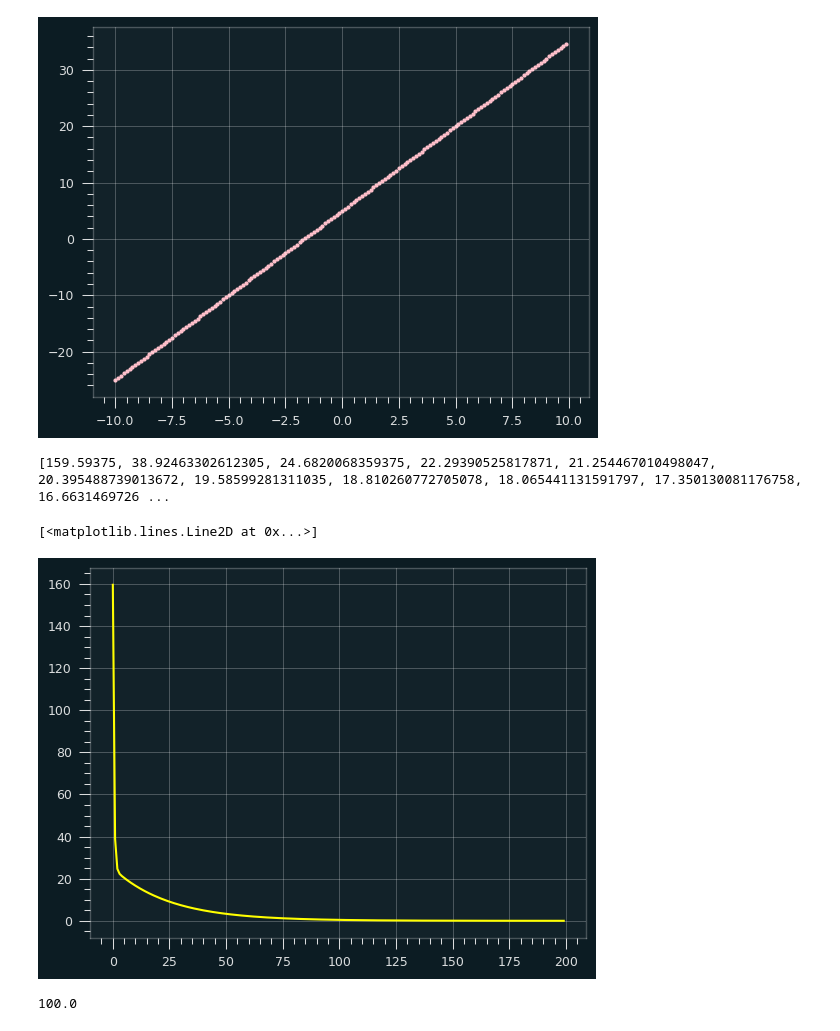
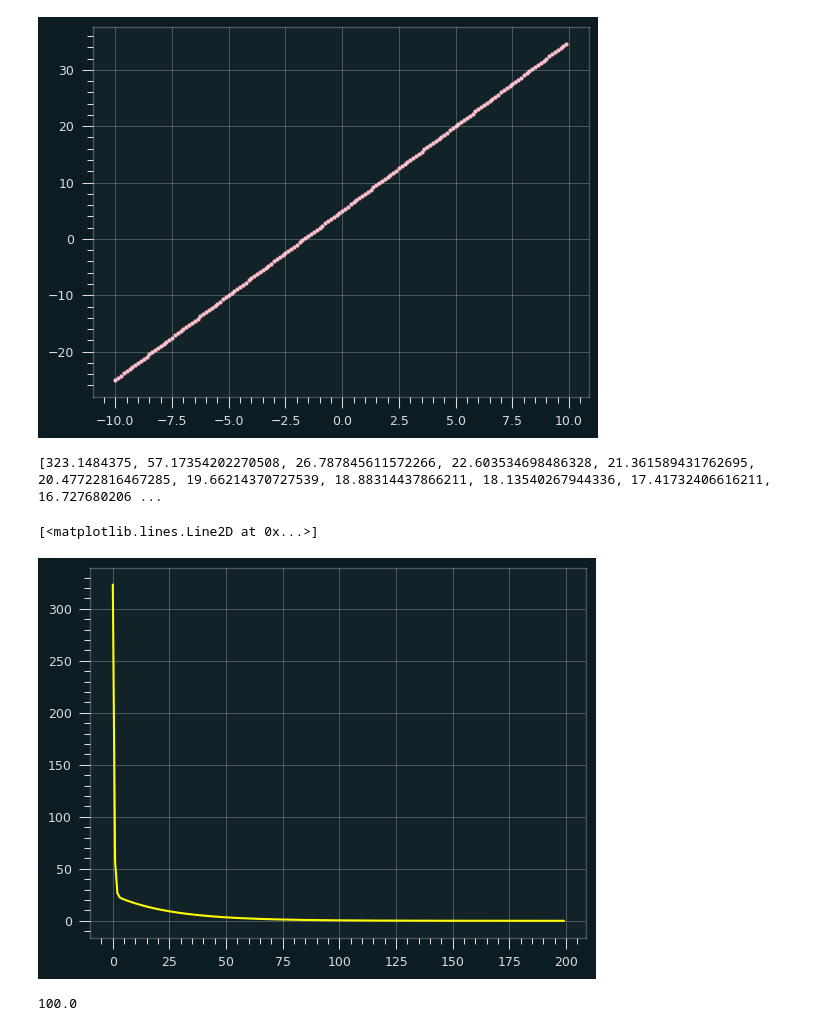
Before and after one commit to RohitMugalya/Learner-s-Garden, a Jupyter notebook: practice notebooks/pytorch practise.ipynb, the cells around one changed output. Saved outputs shown, nothing was run; the diff lists cells and outputs as text; code cells hidden in the pictures.

Commit message:
experiemented different starting points for (w, b) in the contour plot

```diff
--- a/practice notebooks/pytorch practise.ipynb
+++ b/practice notebooks/pytorch practise.ipynb
@@ -109,14 +109,14 @@ plt.scatter(X, Y, color="pink", marker='.')
 # %%
 dataset = MyDataset(X, Y)
 dataloader = DataLoader(dataset, batch_size=len(dataset))
-model = MyModel(w=5, b=0)
+model = MyModel(w=6, b=10)
 weights, biases, losses = model.fit(dataloader, alpha=0.01, epochs=200)
 print(losses)
 plt.plot(losses, color="yellow")
 # %% [output]
-[159.59375, 38.92463302612305, 24.6820068359375, 22.29390525817871, 21.254467010498047, 20.395488739013672, 19.58599281311035, 18.810260772705078, 18.065441131591797, 17.350130081176758, 16.6631469726 ...
+[323.1484375, 57.17354202270508, 26.787845611572266, 22.603534698486328, 21.361589431762695, 20.47722816467285, 19.66214370727539, 18.88314437866211, 18.13540267944336, 17.41732406616211, 16.727680206 ...
 [<matplotlib.lines.Line2D at 0x...>]
-[figure, old version]
+[figure, new version]
 # %%
 Y_pred = model.predict(dataset.samples)
 accuracy = r2_score(Y_pred, Y) * 100
```
Also changed, not shown: parts of 1 cell of this notebook.
